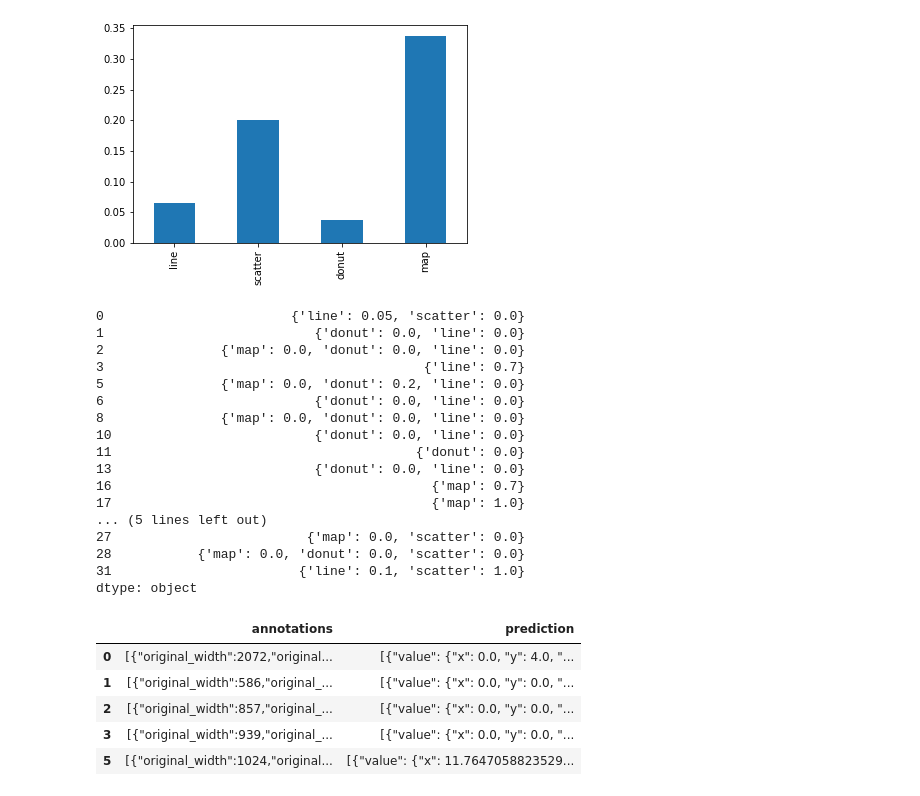
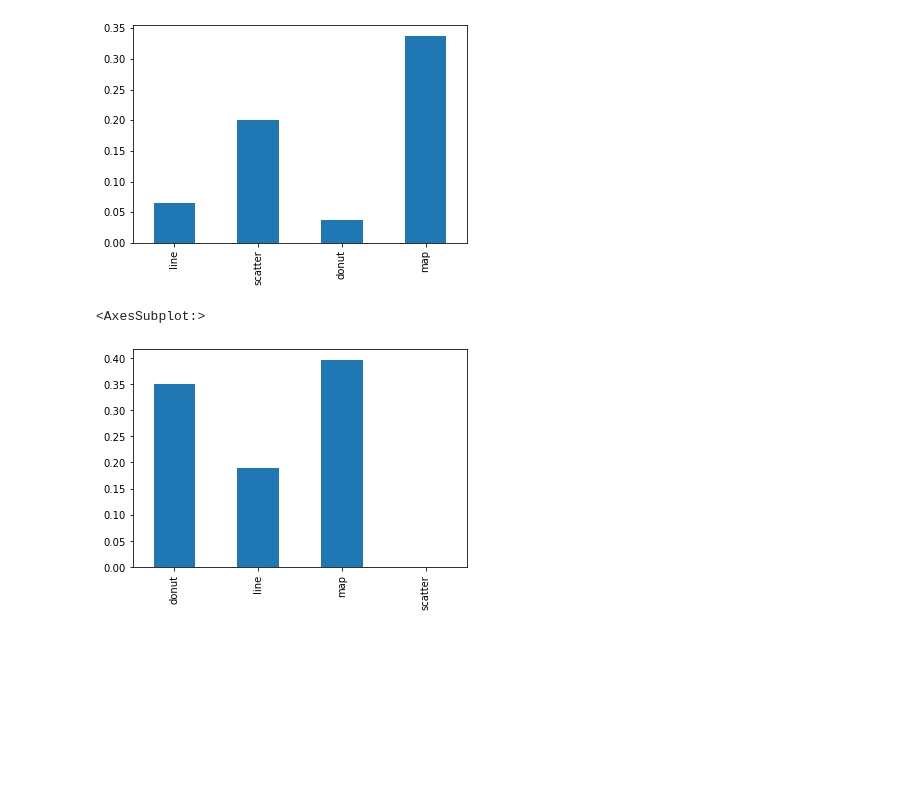
Before and after one commit to jaidevd/chart-ann, a Jupyter notebook: notebooks/iou.ipynb, the cells around one changed output. Cells and saved outputs as stored; diff of their text form; code cells hidden in the pictures; blank space fills up the shorter version.

```diff
--- a/notebooks/iou.ipynb
+++ b/notebooks/iou.ipynb
@@ -162,32 +162,10 @@ pd.Series(label_ious).plot(kind='bar')
 # %% [output]
 <AxesSubplot:>
 [figure]
-# %%
-xdf.apply(_map_iou, axis=1)
-# %% [output]
-0                        {'line': 0.05, 'scatter': 0.0}
-1                           {'donut': 0.0, 'line': 0.0}
-2               {'map': 0.0, 'donut': 0.0, 'line': 0.0}
-3                                         {'line': 0.7}
-5               {'map': 0.0, 'donut': 0.2, 'line': 0.0}
-6                           {'donut': 0.0, 'line': 0.0}
-8               {'map': 0.0, 'donut': 0.0, 'line': 0.0}
-10                          {'donut': 0.0, 'line': 0.0}
-11                                       {'donut': 0.0}
-13                          {'donut': 0.0, 'line': 0.0}
-16                                         {'map': 0.7}
-17                                         {'map': 1.0}
-... (5 lines left out)
-27                         {'map': 0.0, 'scatter': 0.0}
-28           {'map': 0.0, 'donut': 0.0, 'scatter': 0.0}
-31                        {'line': 0.1, 'scatter': 1.0}
-dtype: object
-# %%
-xdf.head()
-# %% [output]
-|  | annotations | prediction |
-| 0 | [{"original_width":2072,"original... | [{"value": {"x": 0.0, "y": 4.0, "... |
-| 1 | [{"original_width":586,"original_... | [{"value": {"x": 0.0, "y": 0.0, "... |
-| 2 | [{"original_width":857,"original_... | [{"value": {"x": 0.0, "y": 0.0, "... |
-| 3 | [{"original_width":939,"original_... | [{"value": {"x": 0.0, "y": 0.0, "... |
-| 5 | [{"original_width":1024,"original... | [{"value": {"x": 11.7647058823529... |
+# %%
+# For 2-8 patches each side, with dilation
+pd.Series(label_ious).plot(kind='bar')
+# xdf.apply(_map_iou, axis=1)
+# %% [output]
+<AxesSubplot:>
+[figure, added]
```
Also changed, not shown: parts of 4 cells of this notebook, 9 other files.
